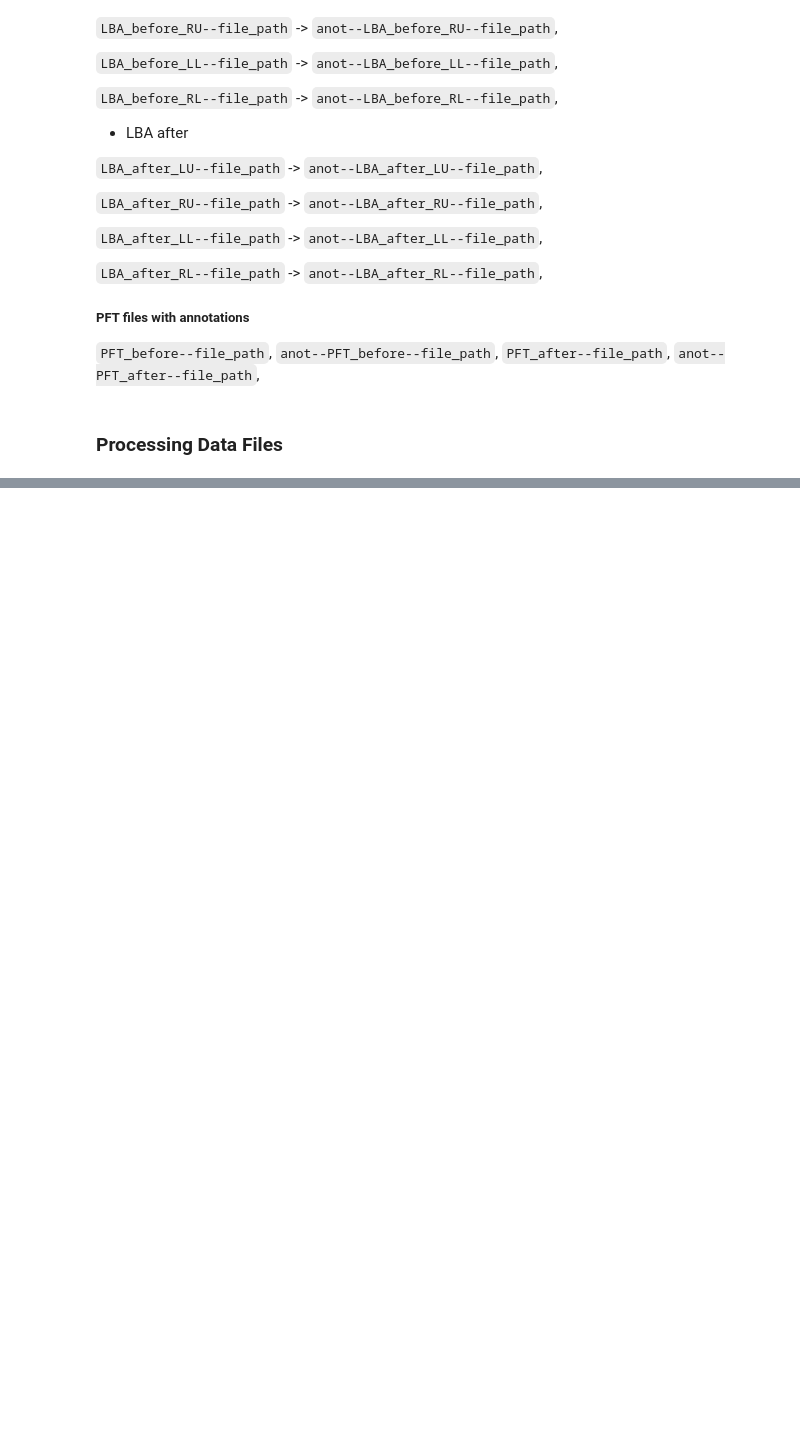
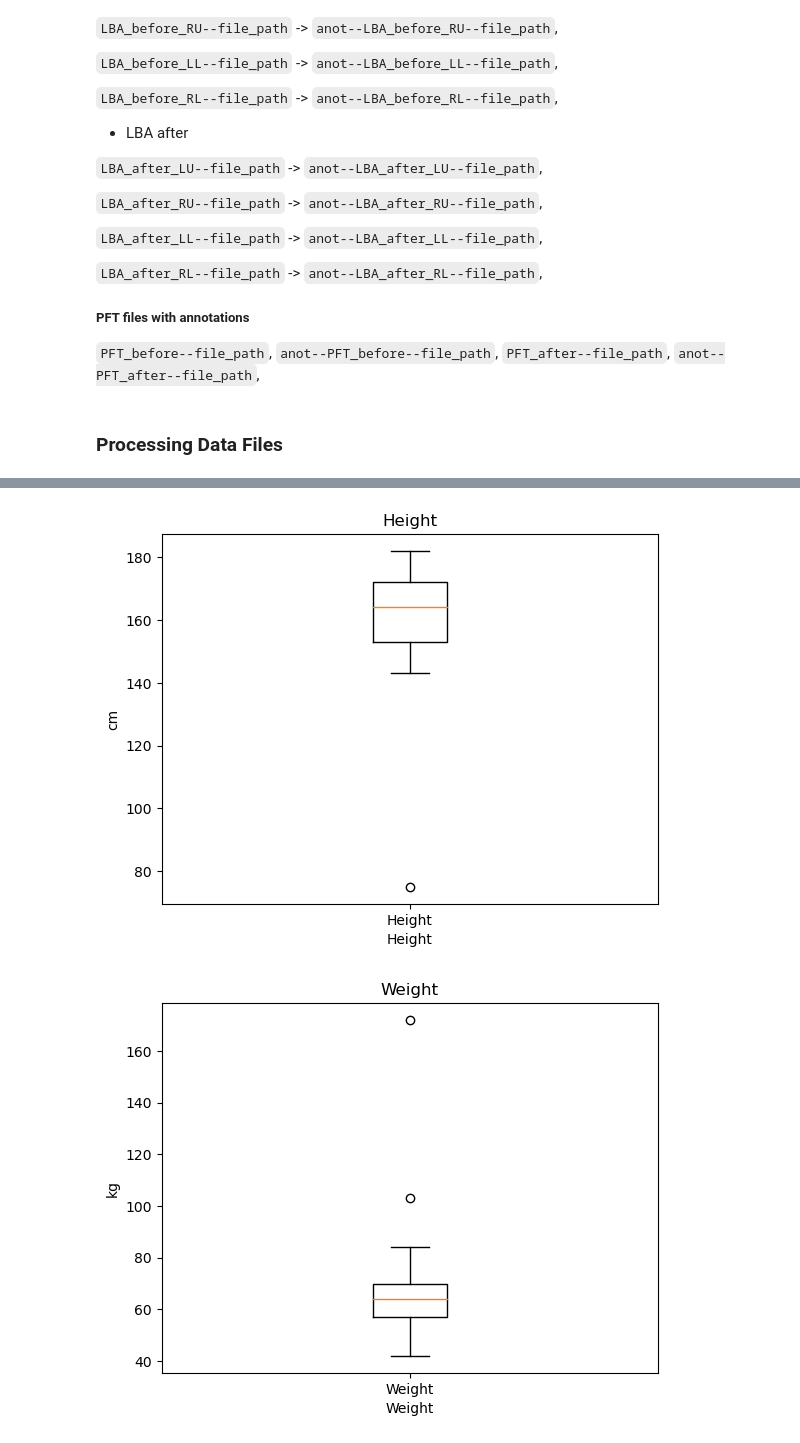
Before and after one commit to vaguebrownfox01/pnoi-corpus_ETL, a Jupyter notebook: SCRIPTS/2_pnoi-dataETL/dataset_etl.ipynb, the cells around one changed output, grey strips where cells are left out. Drawn from its saved outputs; the diff is of its cells as text; code cells hidden in the pictures; blank space fills up the shorter version.

```diff
--- a/SCRIPTS/2_pnoi-dataETL/dataset_etl.ipynb
+++ b/SCRIPTS/2_pnoi-dataETL/dataset_etl.ipynb
@@ -723,0 +858,6 @@ pnoidata_final_process.MASTER_DATA_DF
+# %%
+# body
+pnoistor_stats.body_stats()
+# %% [output]
+[figure, added]
+[figure, added]
```
Also changed, not shown: parts of 11 cells of this notebook, 2 other files.
